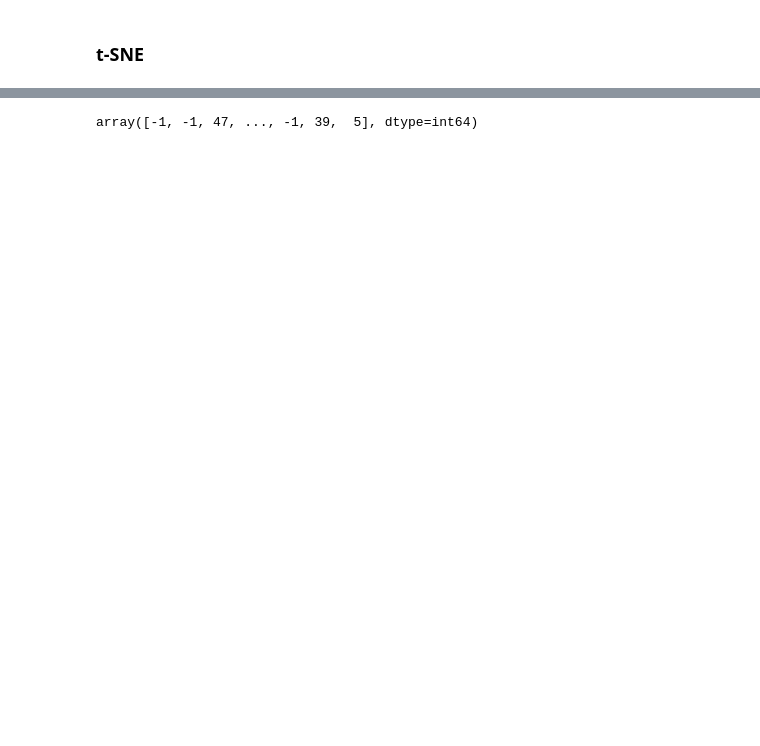
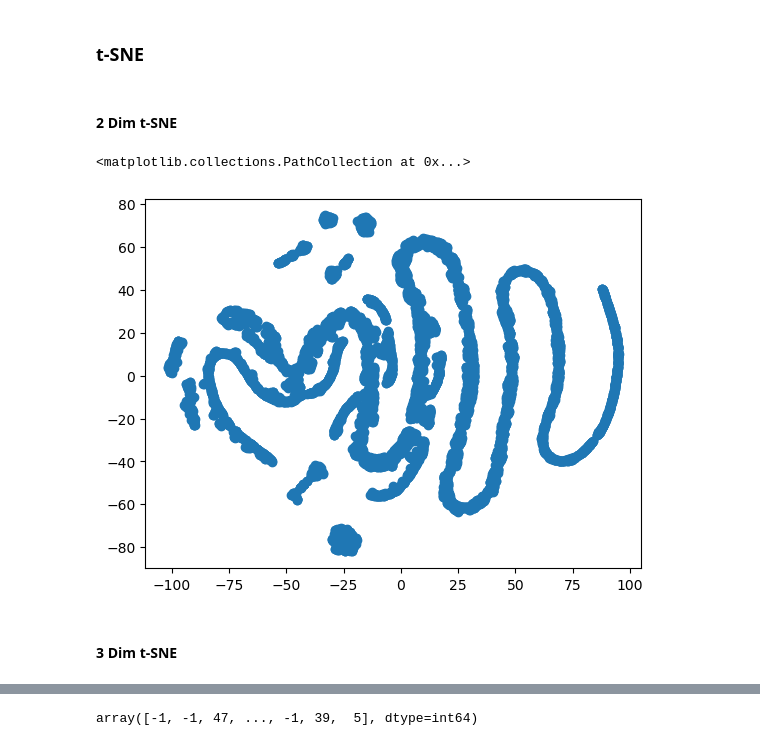
Before and after one commit to WaterArchery/DataChanger, a Jupyter notebook: dataparser-python/HDBSCAN.ipynb, the cells around one changed output, grey strips where cells are left out. Saved outputs shown, nothing was run; the diff lists cells and outputs as text; code cells hidden in the pictures; blank space fills up the shorter version.

```diff
--- a/dataparser-python/HDBSCAN.ipynb
+++ b/dataparser-python/HDBSCAN.ipynb
@@ -56,3 +96,5 @@ plt.show()
 # %% [markdown]
 ### t-SNE
+# %% [markdown]
+#### 2 Dim t-SNE
 # %%
@@ -59,0 +102,7 @@ im
+# %%
+plt.scatter(TSNE_2d[:,0], TSNE_2d[:,1])
+# %% [output]
+<matplotlib.collections.PathCollection at 0x...>
+[figure, added]
+# %% [markdown]
+#### 3 Dim t-SNE
```
Also changed, not shown: parts of 37 cells of this notebook, 3 other files.
